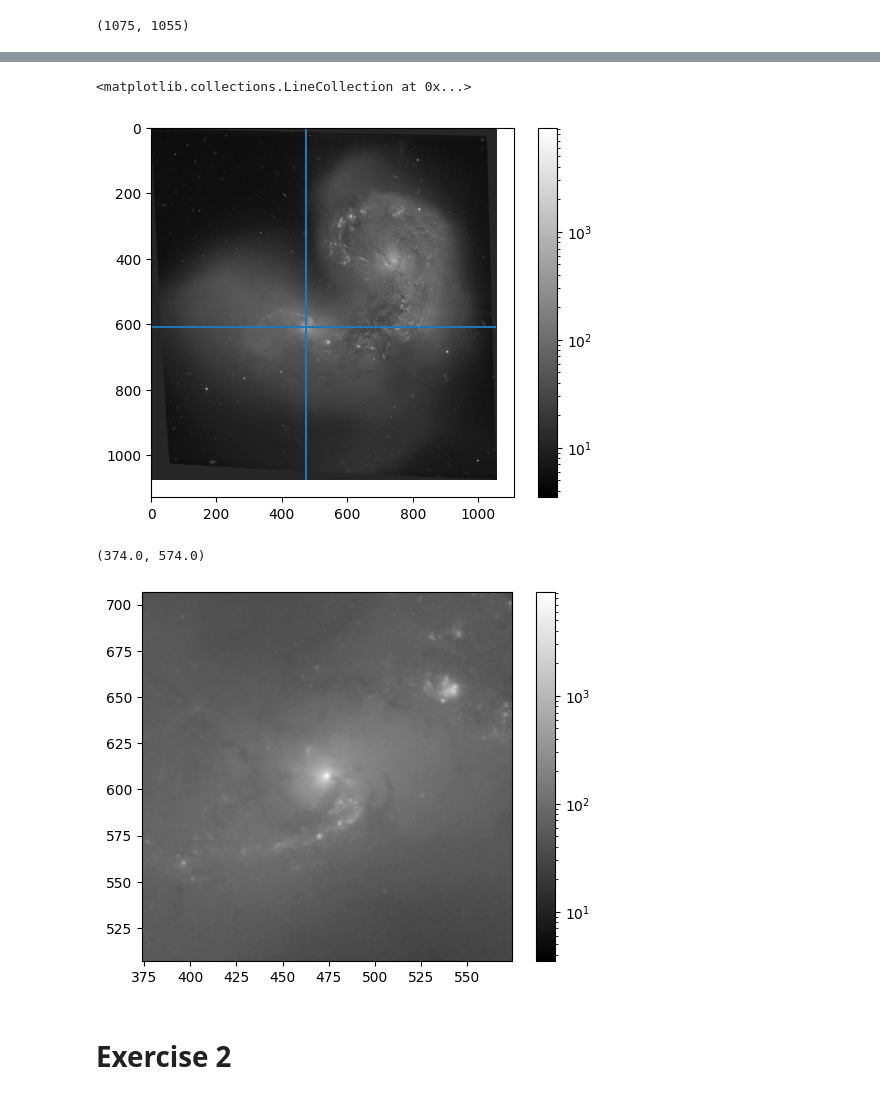
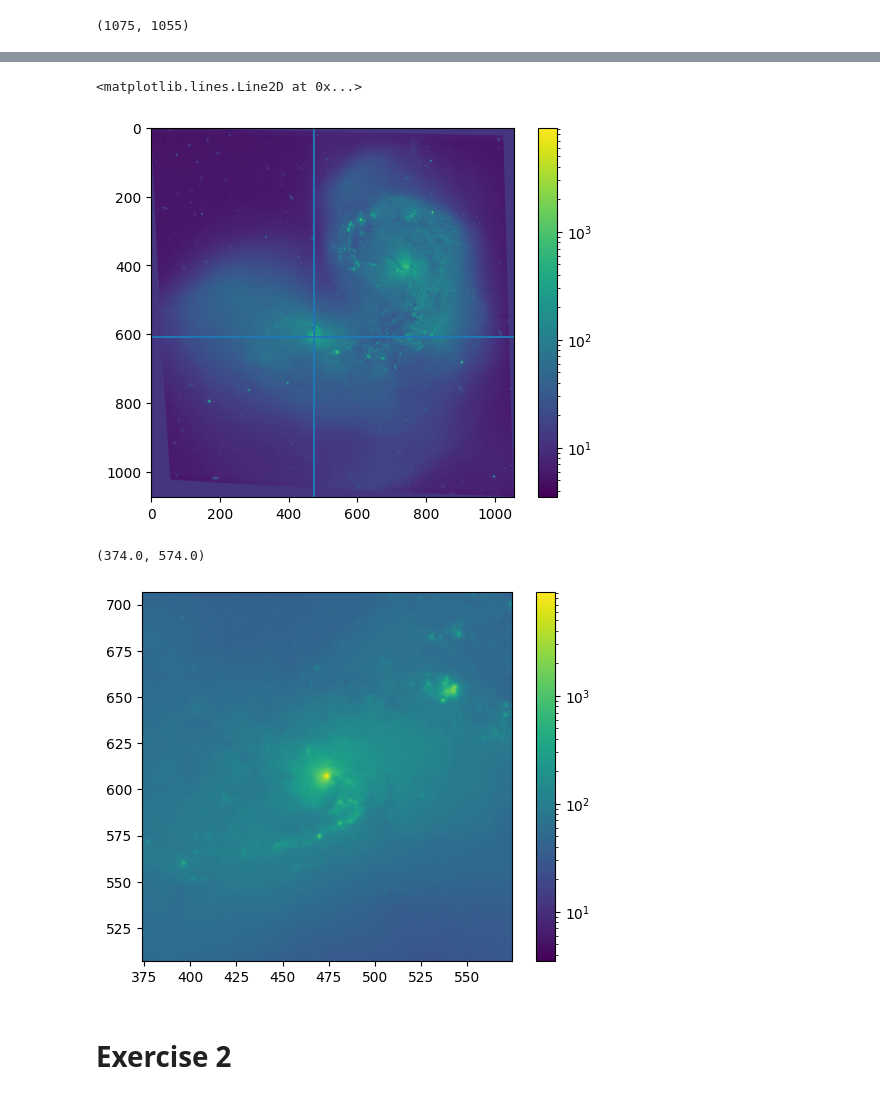
Before and after one commit to ismisebrendan/Astro_Comp_Labs_3rd_Year, a Jupyter notebook: Exercises_Lab5.ipynb, the cells around one changed output, grey strips where cells are left out. Cells and saved outputs as stored; diff of their text form; code cells hidden in the pictures.

```diff
--- a/Exercises_Lab5.ipynb
+++ b/Exercises_Lab5.ipynb
@@ -37,21 +37,21 @@ plt.colorbar()
 # %%
 brightest = np.unravel_index(np.argmax(red_ant[0].data), red_ant[0].data.shape)
 # %%
-plt.imshow(red_ant[0].data, cmap='gray', norm=LogNorm())
+plt.imshow(red_ant[0].data, cmap='viridis', norm=LogNorm())
 plt.colorbar()
-plt.hlines(brightest[0], 0, red_ant[0].data.shape[1])
-plt.vlines(brightest[1], 0, red_ant[0].data.shape[0])
+plt.axhline(brightest[0])
+plt.axvline(brightest[1])
 # %% [output]
-<matplotlib.collections.LineCollection at 0x...>
+<matplotlib.lines.Line2D at 0x...>
-[figure, old version]
+[figure, new version]
 # %%
-plt.imshow(red_ant[0].data, cmap='gray', norm=LogNorm())
+plt.imshow(red_ant[0].data, cmap='viridis', norm=LogNorm())
 plt.colorbar()
 plt.ylim([brightest[0]-100, brightest[0]+100])
 plt.xlim([brightest[1]-100, brightest[1]+100])
 # %% [output]
 (374.0, 574.0)
-[figure, old version]
+[figure, new version]
 # %% [markdown]
 # Exercise 2
 # %%
```
Also changed, not shown: parts of 10 cells of this notebook.
